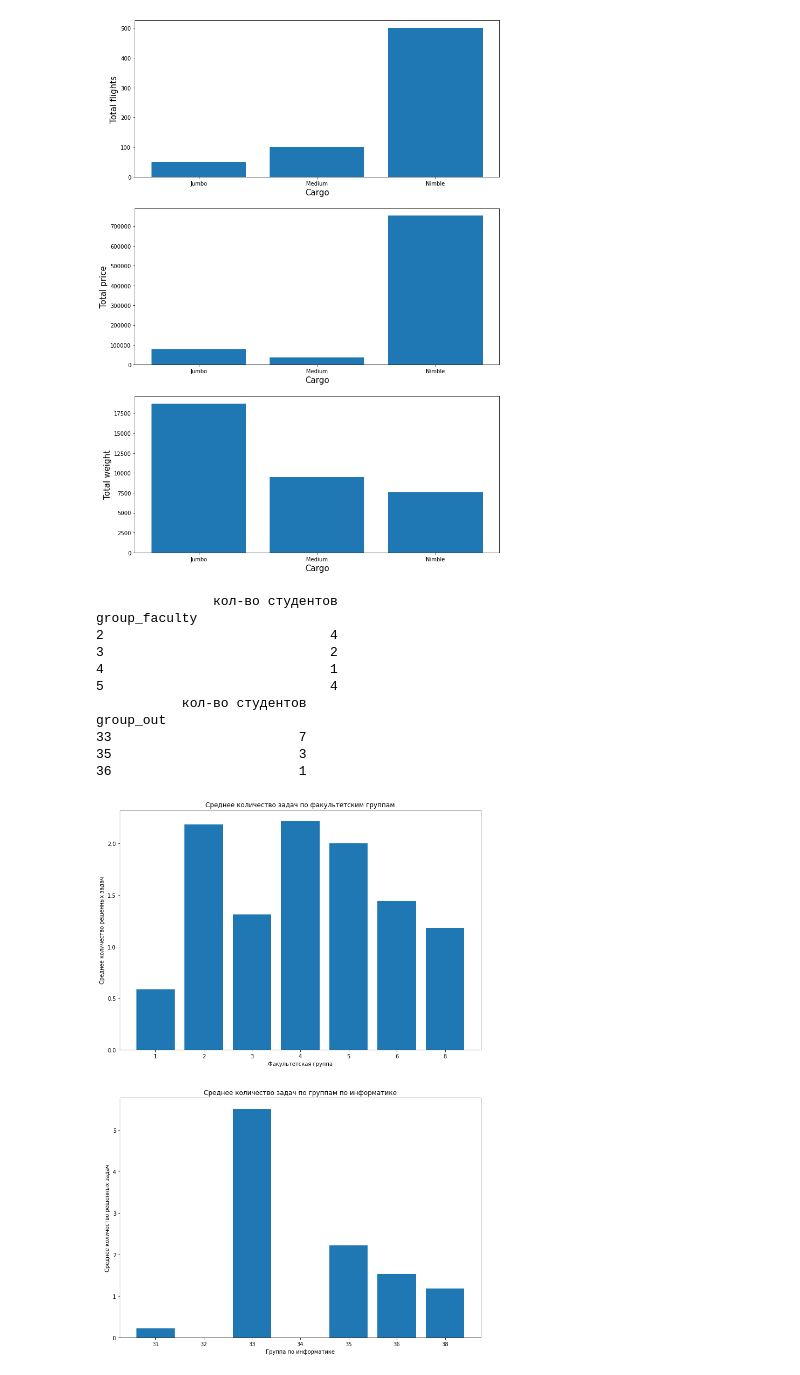
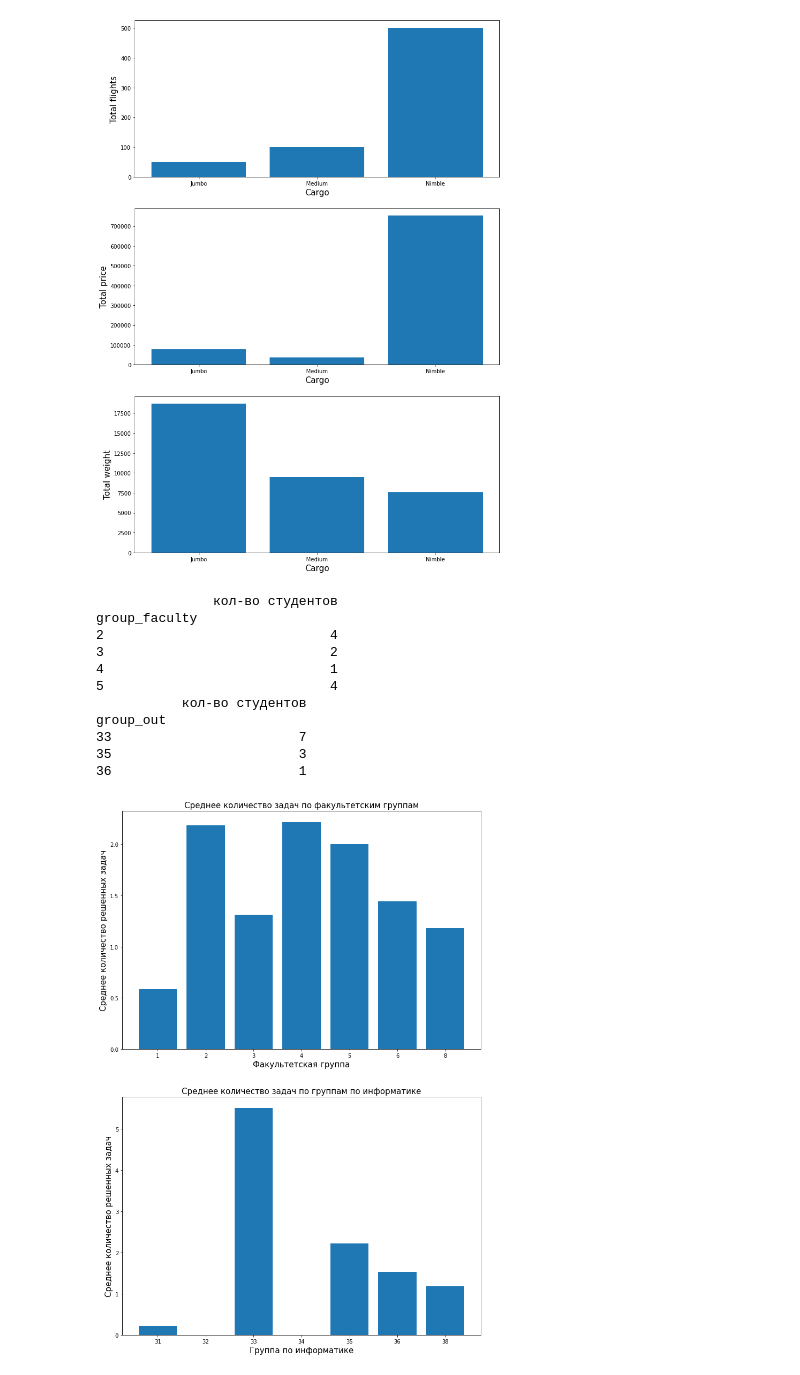
Before and after one commit to Anastasiia-Kuznetsova/inf-3-sem, a Jupyter notebook: pandas_lab/pandas_lab.ipynb, the cells around one changed output. Drawn from its saved outputs; the diff is of its cells as text; code cells hidden in the pictures.

```diff
--- a/pandas_lab/pandas_lab.ipynb
+++ b/pandas_lab/pandas_lab.ipynb
@@ -57,42 +57,41 @@ whole['group_out'] = whole['group_out'].astype(str)
 fac_aver = whole.groupby('group_faculty')['Solved'].mean()
 group_aver = whole.groupby('group_out')['Solved'].mean()
 
 fig, ax = plt.subplots(2,1, figsize=[12, 18])
 
 
 ax[0].bar(fac_aver.index, fac_aver.values)
-ax[0].set_title('Среднее количество задач по факультетским группам')
-ax[0].set_xlabel('Факультетская группа')
-ax[0].set_ylabel('Среднее количество решенных задач')
+ax[0].set_title('Среднее количество задач по факультетским группам', fontsize = 15)
+ax[0].set_xlabel('Факультетская группа', fontsize = 15)
+ax[0].set_ylabel('Среднее количество решенных задач', fontsize = 15)
 
-ax[1].set_title('Среднее количество задач по группам по информатике')
+ax[1].set_title('Среднее количество задач по группам по информатике', fontsize = 15)
 ax[1].bar(group_aver.index, group_aver.values)
-ax[1].set_xlabel('Группа по информатике')
-ax[1].set_ylabel('Среднее количество решенных задач')
+ax[1].set_xlabel('Группа по информатике', fontsize = 15)
+ax[1].set_ylabel('Среднее количество решенных задач', fontsize = 15)
 
 fig.savefig('episode-3.png', bbox_inches = 'tight')
 
 
-GH_data = whole[(whole['G'] > 10) | (whole['H'] > 10)]
-group_faculty = pd.DataFrame(GH_data.groupby('group_faculty')['login'].count())
+gh = whole[(whole['G'] > 10) | (whole['H'] > 10)]
+group_faculty = pd.DataFrame(gh.groupby('group_faculty')['login'].count())
 group_faculty.rename(columns = { 'login' : 'кол-во студентов'}, inplace = True)
-group_faculty.rename(columns = { 'group_faculty' : 'Номер факультетской'})
 
-group_out = pd.DataFrame(GH_data.groupby('group_out')['login'].count())
-group_out.rename(columns = {'group_faculty' : 'Номер группы по информатике', 'login' : 'кол-во студентов'}, inplace = True)
+group_out = pd.DataFrame(gh.groupby('group_out')['login'].count())
+group_out.rename(columns = {'login' : 'кол-во студентов'}, inplace = True)
 
 print(group_faculty)
 print(group_out)
 # %% [output]
                кол-во студентов
 group_faculty
 2                             4
 3                             2
 4                             1
 5                             4
            кол-во студентов
 group_out
 33                        7
 35                        3
 36                        1
-[figure, old version]
+[figure, new version]
```
